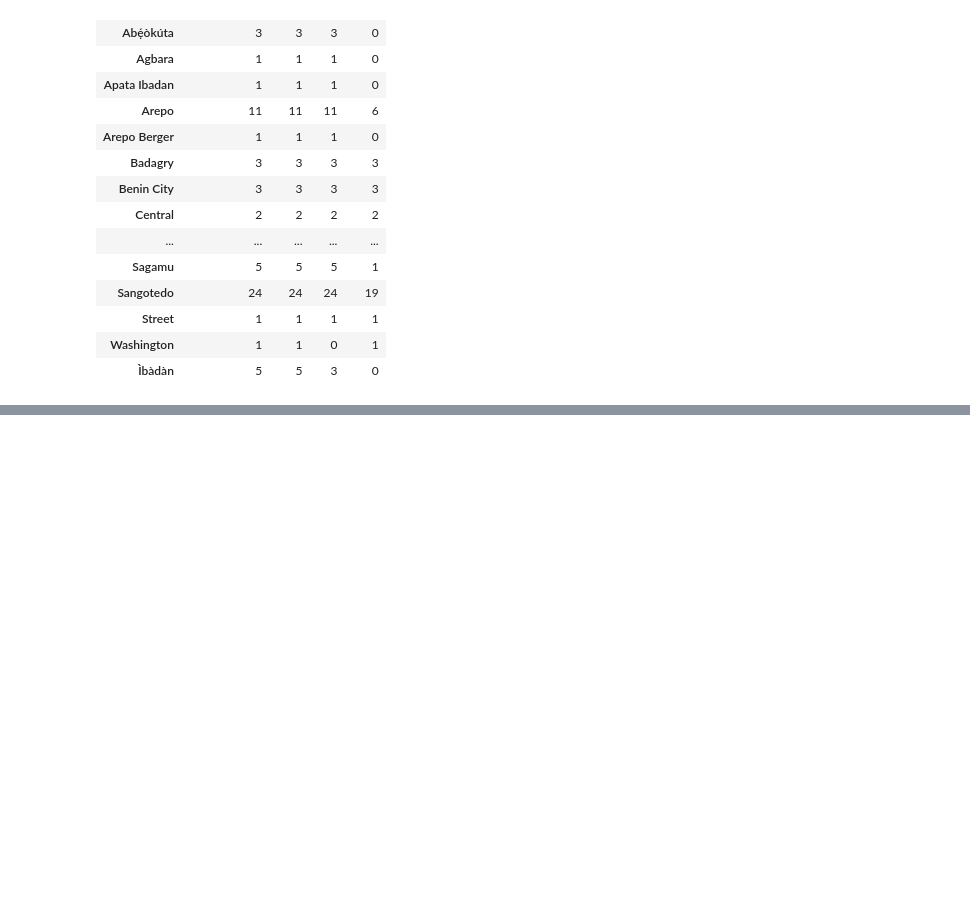
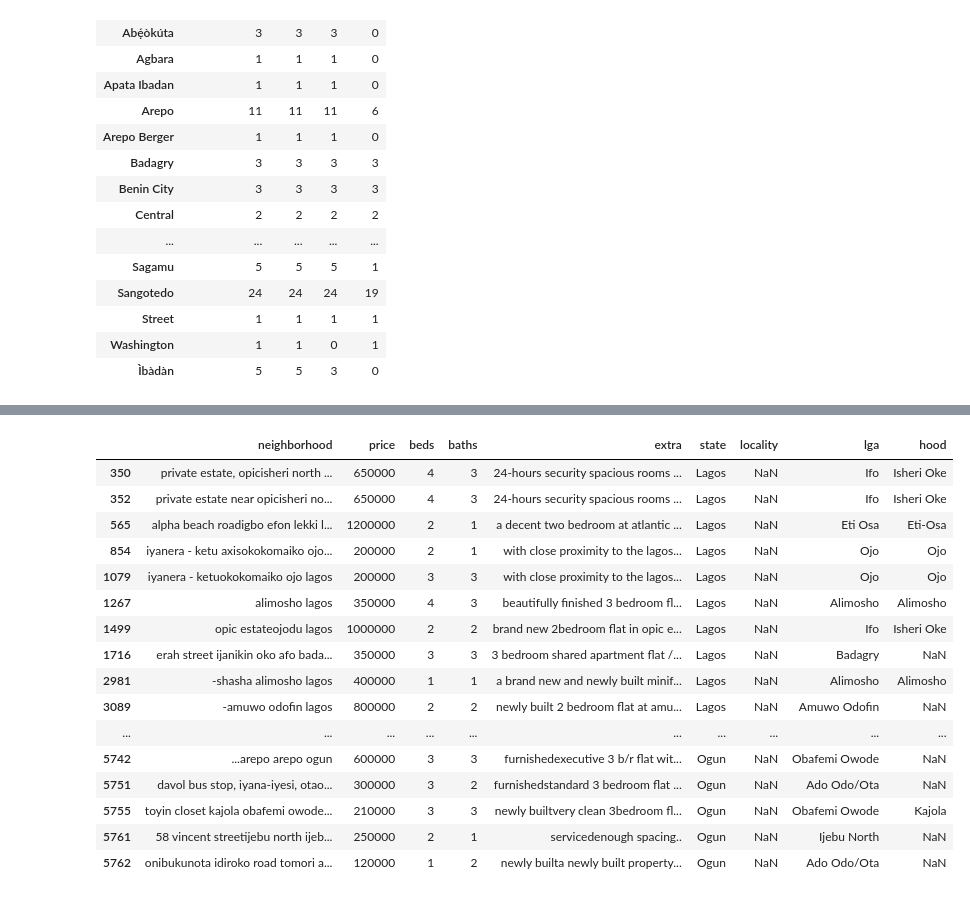
Before and after one commit to stevenkolawole/house_rent_pricing_app, a Jupyter notebook: final_cleaning&feat_extraction.ipynb, the cells around one changed output, grey strips where cells are left out. Saved outputs shown, nothing was run; the diff lists cells and outputs as text; code cells hidden in the pictures; blank space fills up the shorter version.

```diff
--- a/final_cleaning&feat_extraction.ipynb
+++ b/final_cleaning&feat_extraction.ipynb
@@ -65,0 +202,28 @@ data.groupby('locality')[['neighborhood', 'state', 'lga', 'hood']].count()
+# %%
+data.loc[(data.locality.isna()) & (data.lga.str.contains('Lekki') | data.hood.str.contains('Lekki')), 'locality'] = 'Lekki'
+data.loc[(data.locality.isna()) & (data.hood.str.contains('Ajah')), 'locality'] = 'Ajah'
+data.loc[(data.locality.isna()) & (data.neighborhood.str.contains('igbogbo')), 'locality'] = 'Igbogbo'
+
+data.loc[(data.locality.isna()) & (data.lga.str.contains('Obio/Akpor')), 'locality'] = 'Port Harcourt'
+data.loc[(data.locality.isna()) & (data.state.str.contains('Oyo')), 'locality'] = 'Ibadan'
+data.loc[(data.locality.isna()) & (data.state.str.contains('Abuja')), 'locality'] = 'Abuja'
+
+data[data.locality.isna()]
+# %% [output]
+|  | neighborhood | price | beds | baths | extra | state | locality | lga | hood |
+| 350 | private estate, opicisheri north ... | 650000 | 4 | 3 | 24-hours security spacious rooms ... | Lagos | NaN | Ifo | Isheri Oke |
+| 352 | private estate near opicisheri no... | 650000 | 4 | 3 | 24-hours security spacious rooms ... | Lagos | NaN | Ifo | Isheri Oke |
+| 565 | alpha beach roadigbo efon lekki l... | 1200000 | 2 | 1 | a decent two bedroom at atlantic ... | Lagos | NaN | Eti Osa | Eti-Osa |
+| 854 | iyanera - ketu axisokokomaiko ojo... | 200000 | 2 | 1 | with close proximity to the lagos... | Lagos | NaN | Ojo | Ojo |
+| 1079 | iyanera - ketuokokomaiko ojo lagos | 200000 | 3 | 3 | with close proximity to the lagos... | Lagos | NaN | Ojo | Ojo |
+| 1267 | alimosho lagos | 350000 | 4 | 3 | beautifully finished 3 bedroom fl... | Lagos | NaN | Alimosho | Alimosho |
+| 1499 | opic estateojodu lagos | 1000000 | 2 | 2 | brand new 2bedroom flat in opic e... | Lagos | NaN | Ifo | Isheri Oke |
+| 1716 | erah street ijanikin oko afo bada... | 350000 | 3 | 3 | 3 bedroom shared apartment flat /... | Lagos | NaN | Badagry | NaN |
+| 2981 | -shasha alimosho lagos | 400000 | 1 | 1 | a brand new and newly built minif... | Lagos | NaN | Alimosho | Alimosho |
+| 3089 | -amuwo odofin lagos | 800000 | 2 | 2 | newly built 2 bedroom flat at amu... | Lagos | NaN | Amuwo Odofin | NaN |
+| ... | ... | ... | ... | ... | ... | ... | ... | ... | ... |
+| 5742 | ...arepo arepo ogun | 600000 | 3 | 3 | furnishedexecutive 3 b/r flat wit... | Ogun | NaN | Obafemi Owode | NaN |
+| 5751 | davol bus stop, iyana-iyesi, otao... | 300000 | 3 | 2 | furnishedstandard 3 bedroom flat ... | Ogun | NaN | Ado Odo/Ota | NaN |
+| 5755 | toyin closet kajola obafemi owode... | 210000 | 3 | 3 | newly builtvery clean 3bedroom fl... | Ogun | NaN | Obafemi Owode | Kajola |
+| 5761 | 58 vincent streetijebu north ijeb... | 250000 | 2 | 1 | servicedenough spacing.. | Ogun | NaN | Ijebu North | NaN |
+| 5762 | onibukunota idiroko road tomori a... | 120000 | 1 | 2 | newly builta newly built property... | Ogun | NaN | Ado Odo/Ota | NaN |
```
Also changed, not shown: parts of 28 cells of this notebook.
